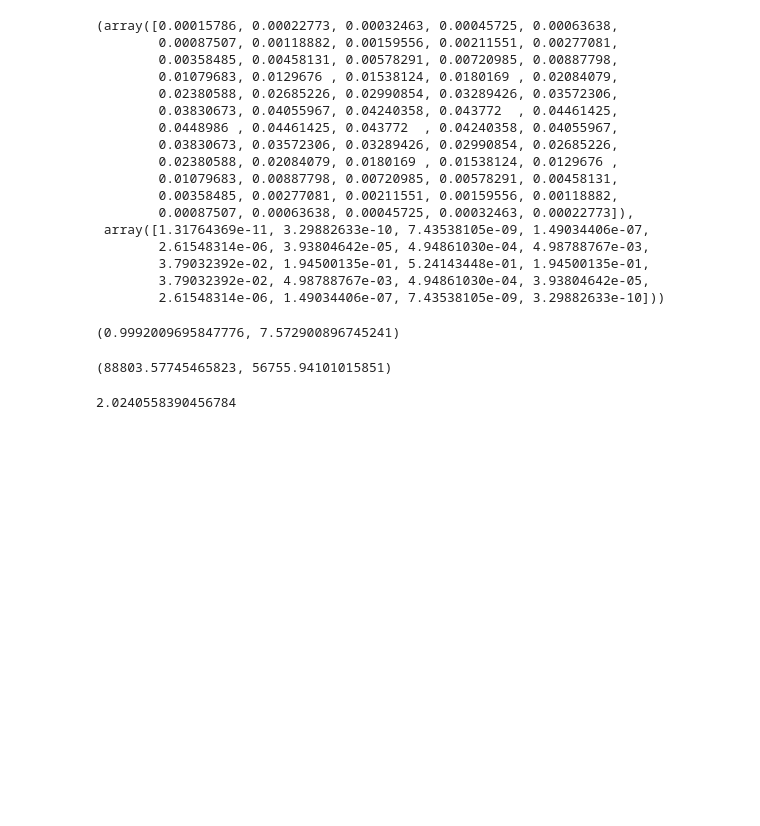
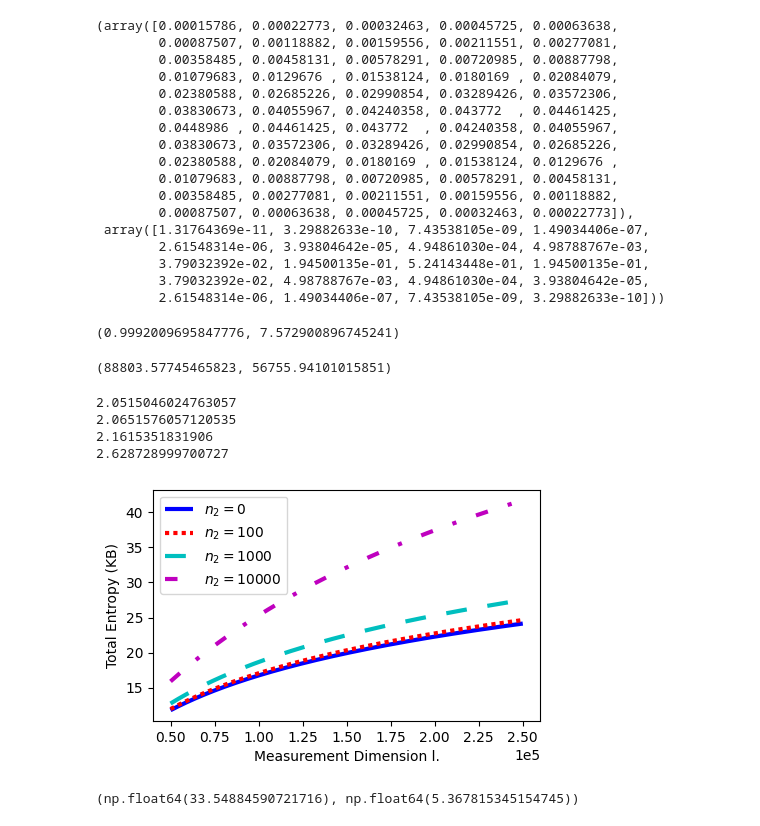
Before and after one commit to Y-jiji/CommonSense, a Jupyter notebook: cdma_src/entropy.ipynb, the cells around one changed output. Drawn from its saved outputs; the diff is of its cells as text; code cells hidden in the pictures; blank space fills up the shorter version.

Commit message:
revise auto param

```diff
--- a/cdma_src/entropy.ipynb
+++ b/cdma_src/entropy.ipynb
@@ -56,10 +56,40 @@ probs.sum(), pentropy
 habc - hb_p_c, 24000 * pentropy - hb_p_c
 # %% [output]
 (88803.57745465823, 56755.94101015851)
-# %%
-import scipy.stats as sts
-import numpy as np
-
-sts.skellam.entropy(1000/1999, 1000/1999) / np.log(2)
-# %% [output]
-2.0240558390456784
+# %%
+import scipy.stats as sts
+import numpy as np
+
+xs = np.linspace(50000, 250000, 1000)
+n2 = [0, 100, 1000, 10000]
+res = np.zeros((4,1000))
+for i, n2i in enumerate(n2):
+    for j, x in enumerate(xs):
+        if n2i > 0:
+            res[i,j] = sts.skellam(50000/x, n2i *5/x).entropy() / np.log(2) * x / 8000
+        else:
+            res[i,j] = sts.poisson(50000/x).entropy() / np.log(2) * x / 8000
+
+for r in res:
+    print(r[-1]/r[0])
+# %% [output]
+2.0515046024763057
+2.0651576057120535
+2.1615351831906
+2.628728999700727
+# %%
+from oniakPlot import line_plot
+import matplotlib as mpl
+mpl.rcParams.update(mpl.rcParamsDefault)
+
+data = [(xs, r) for r in res]
+linenames = ["$n_2=0$", "$n_2=100$","$n_2=1000$","$n_2=10000$"]
+line_plot.plot_result(data, linenames, "Measurement Dimension l.", "Total Entropy (KB)","", "/media/gtnetuser/Dell/CDMA/plot/entropy.pdf",
+                      markers=[" "]*4, figsize=(5, 3))
+mpl.pyplot.show()
+# %% [output]
+[figure, added]
+# %%
+sts.poisson(100).entropy() / np.log(2) * 50000 / 8000, sts.poisson(100).entropy() / np.log(2)
+# %% [output]
+(np.float64(33.54884590721716), np.float64(5.367815345154745))
```
Also changed, not shown: parts of 9 cells of this notebook, 2 other files.
